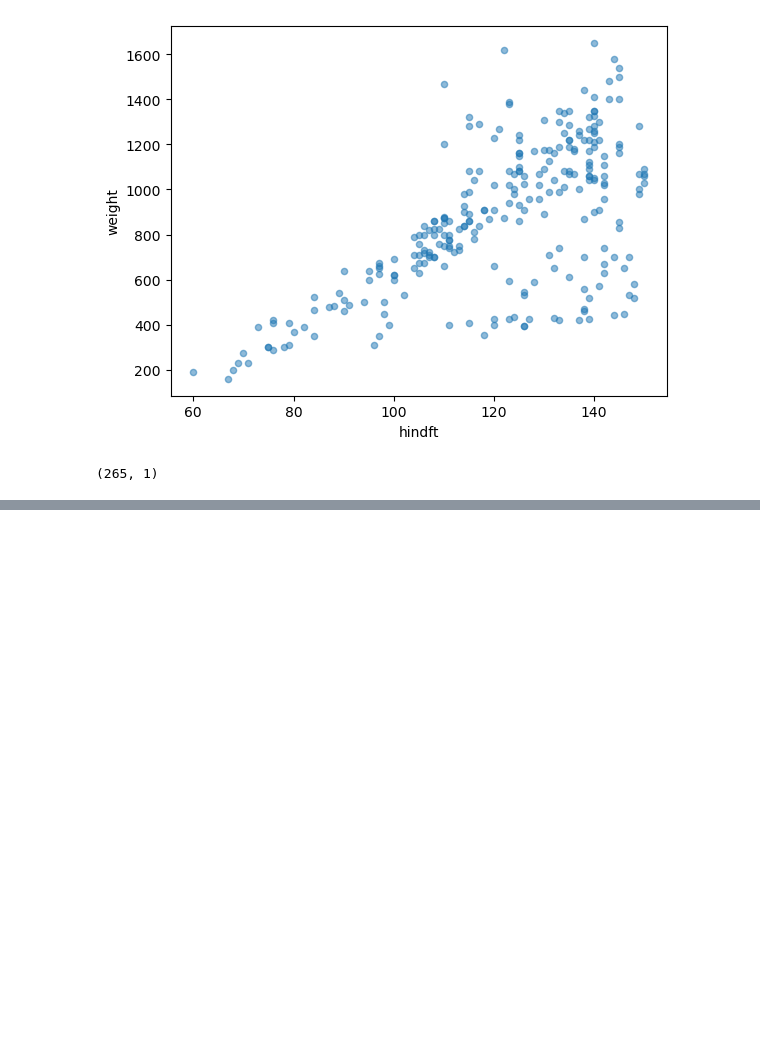
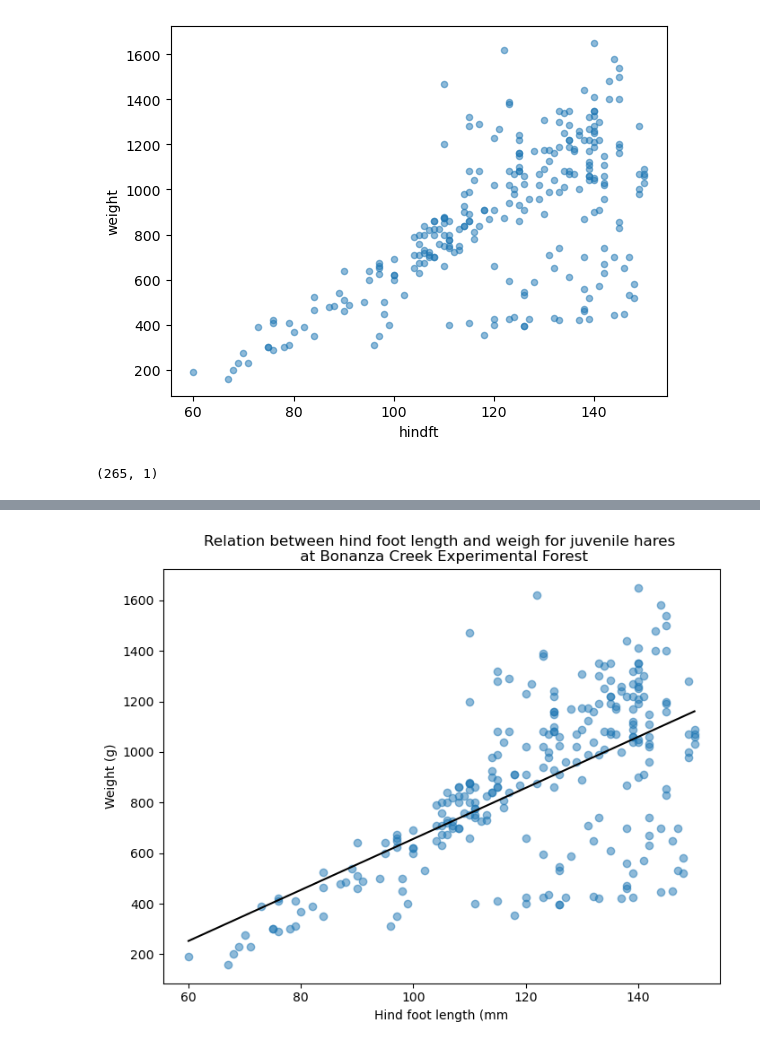
Before and after one commit to MEDS-eds-220/MEDS-eds-220-course, a Jupyter notebook: book/chapters/lesson-18-linear-regression/lesson-18-linear-regression.ipynb, the cells around one changed output, grey strips where cells are left out. Cells and saved outputs as stored; diff of their text form; code cells hidden in the pictures; blank space fills up the shorter version.

Commit message:
Plot linear regression line.

```diff
--- a/book/chapters/lesson-18-linear-regression/lesson-18-linear-regression.ipynb
+++ b/book/chapters/lesson-18-linear-regression/lesson-18-linear-regression.ipynb
@@ -129,4 +124,12 @@ print(y.shape)
 # %%
 model = LinearRegression().fit(X, y)
-model
+
+R_sq = model.score(X, y)
+print(f"coefficient of determination: {R_sq}")
+
+intercept = model.intercept_
+print(f"intercept: {intercept}")
+
+slope = model.coef_[0]
+print(f"slope: {slope}")
 # %% [output]
@@ -183,0 +139,25 @@ for year in range(1999,2013):
+# %%
+fig, ax = plt.subplots(figsize=(8,6))
+
+ax.scatter(x=juveniles_weight_hindft['hindft'],
+           y=juveniles_weight_hindft['weight'],
+           alpha=0.5)
+
+# Define parameters of the regression line
+num = len(juveniles_weight_hindft)
+start = juveniles_weight_hindft['hindft'].min()
+end = juveniles_weight_hindft['hindft'].max()
+xseq = np.linspace(start, end, num=num)
+
+# Plot the line
+ax.plot(xseq, intercept+slope*xseq, color="black", lw=1.5)
+
+# Add a title and axis label
+ax.set_title('Relation between hind foot length and weigh for juvenile hares \n at Bonanza Creek Experimental Forest')
+ax.set_xlabel('Hind foot length (mm')
+ax.set_ylabel('Weight (g)')
+
+# Show the plot
+plt.show()
+# %% [output]
+[figure, added]
```
Also changed, not shown: parts of 14 cells of this notebook.
